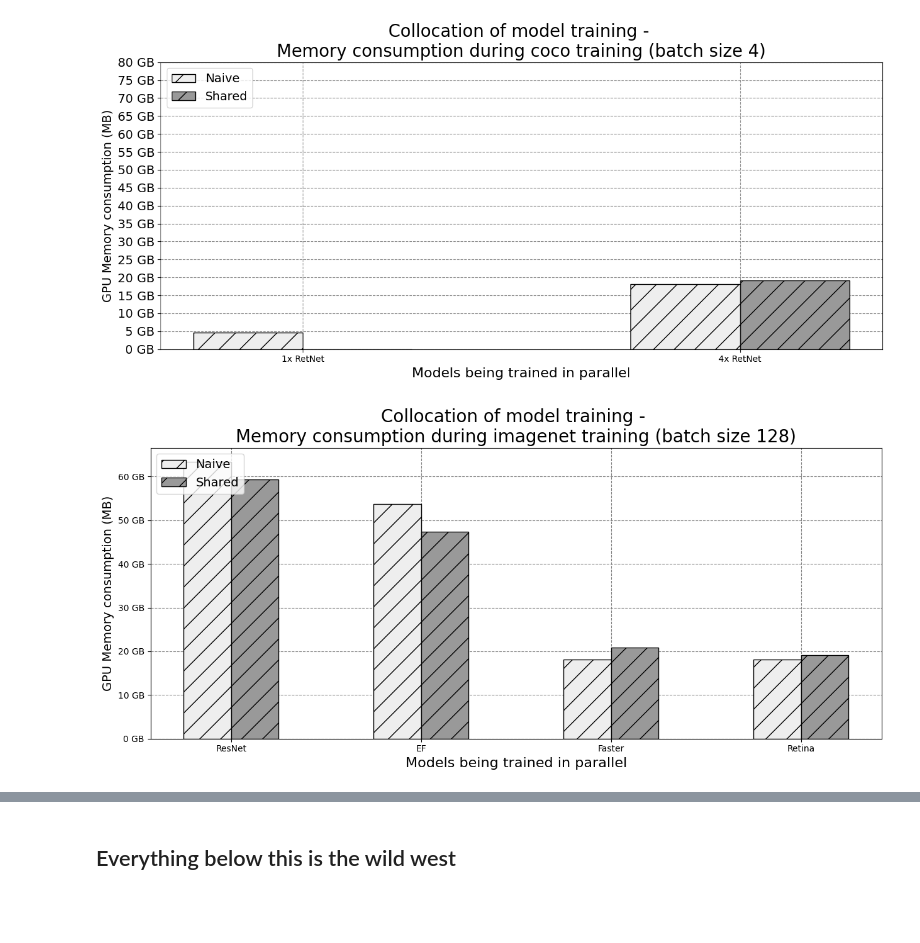
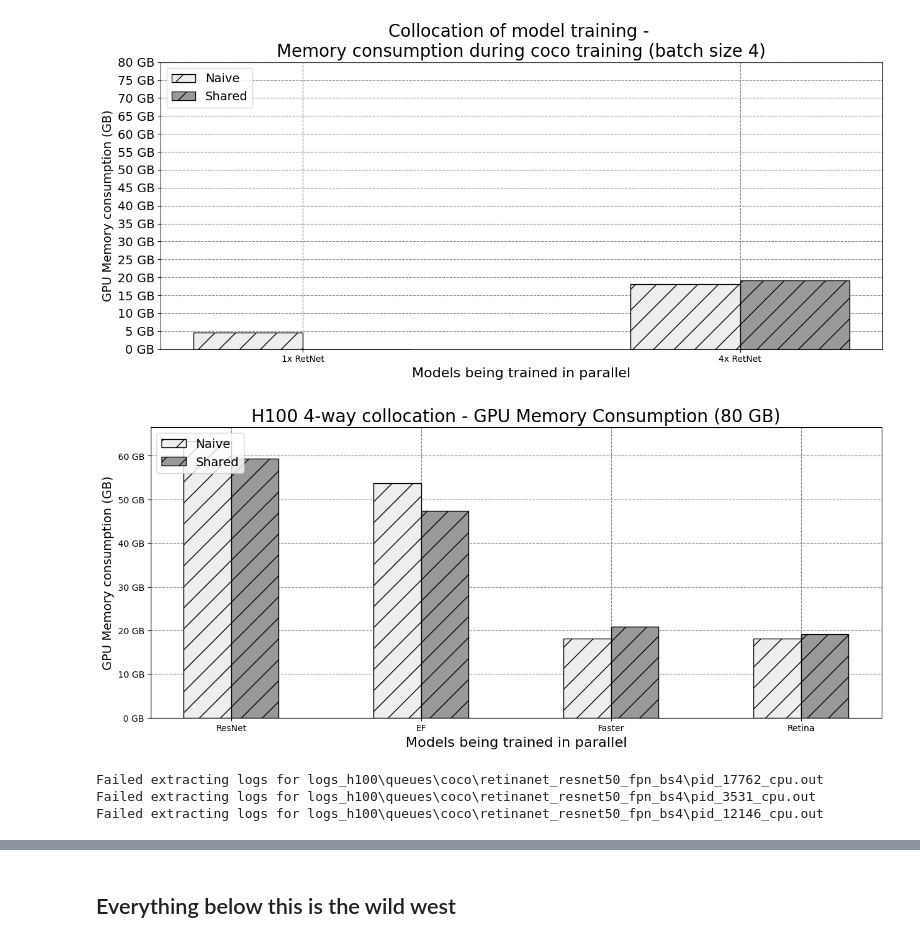
Before and after one commit to neilkimn/thesis, a Jupyter notebook: notebooks/CIDR_comparisons_A.ipynb, the cells around one changed output, grey strips where cells are left out. Cells and saved outputs as stored; diff of their text form; code cells hidden in the pictures; blank space fills up the shorter version.

```diff
--- a/notebooks/CIDR_comparisons_A.ipynb
+++ b/notebooks/CIDR_comparisons_A.ipynb
@@ -343,7 +340,7 @@ x = np.arange(len(experiments))  # the label locations
 width = 0.4  # the width of the bars
 multiplier = 0.5
 
-fig, ax = plt.subplots(figsize=(8,6))
+fig, ax = plt.subplots(figsize=(15,6))
 hatches = ["/", "/", "/", "///", "///", "///"]
 hatch_cols = ["#eeeeee", "#999999", "#666666",
               "#eeeeee", "#999999", "#666666"]
@@ -358,7 +355,7 @@ for idx, (attribute, measurement) in enumerate(measurements.items()):
 
 # Add some text for labels, title and custom x-axis tick labels, etc.
 ax.set_ylabel('Throughput (it/s)', fontsize=14)
-ax.set_title(f'Throughput', fontsize=20)
+ax.set_title(f'H100 4-way collocation - Throughput Relative to Single Baseline Learner', fontsize=20)
 ax.set_xticks(x + width)
 ax.set_xticklabels([x.name for x in experiments])
 ax.legend(loc='upper left', fontsize=14)
@@ -372,6 +369,6 @@ ax.grid(color='gray', linestyle='dashed')
 plt.xlabel("Degree of collocation", fontsize=16)
 
 plt.rcParams['svg.fonttype'] = 'none'
-plt.savefig("efficienttransformer_throughput.pdf")
+plt.savefig("throughput.pdf",bbox_inches='tight')
 plt.show()
 # %% [output]
@@ -532,33 +527,35 @@ measurements ={
 x = np.arange(len(experiments))  # the label locations
 width = 0.25  # the width of the bars
 multiplier = 0.5
 
 fig, ax = plt.subplots(figsize=(15,6))
 hatches = ["/", "/", "/", "///", "///", "///"]
 hatch_cols = ["#eeeeee", "#999999", "#666666",
               "#eeeeee", "#999999", "#666666"]
 
 for idx, (attribute, measurement) in enumerate(measurements.items()):
     offset = width * multiplier
     rects = ax.bar(x + offset, measurement, width, label=attribute, hatch=hatches[idx], color=hatch_cols[idx], edgecolor="black")
     #ax.bar_label(rects, padding=3, fmt='%.0f', label_type="edge", color="black", size=16)
     multiplier += 1
 
 # Add some text for labels, title and custom x-axis tick labels, etc.
-ax.set_ylabel('GPU Memory consumption (MB)', fontsize=14)
-ax.set_title(f'Collocation of model training - \nMemory consumption during {exp.dataset} training (batch size {exp.batch_size})', fontsize=20)
+ax.set_ylabel('GPU Memory consumption (GB)', fontsize=14)
+ax.set_title(f'H100 4-way collocation - GPU Memory Consumption (80 GB)', fontsize=20)
 ax.set_xticks(x + width)
 ax.set_xticklabels([x.name for x in experiments])
 ax.legend(loc='upper left', fontsize=14)
 
 ax.set_axisbelow(True)
 ax.grid(color='gray', linestyle='dashed')
 
 fmt = lambda x, pos: '{:.0f} GB'.format(x/1000, pos)
 ax.yaxis.set_major_formatter(mpl.ticker.FuncFormatter(fmt))
 
 # plt.yticks([i for i in range(0, 81559, 5000)], fontsize=14)
 plt.xlabel("Models being trained in parallel", fontsize=16)
+plt.rcParams['svg.fonttype'] = 'none'
+plt.savefig("gpuconsumption.pdf",bbox_inches='tight')
 plt.show()
 # %% [output]
-[figure, old version]
+[figure, new version]
@@ -792,19 +612,26 @@ def set_measurements(dfs, measurements, title, metric):
     #return xs, ys
     return measurements
 # %%
-measurements = {}
-if model_name.startswith("efficientformer"):
-    suptitles = [f"{i}x EF" for i in range(1,5)]
-elif model_name.startswith("resnet50"):
-    suptitles = [f"{i}x RN50" for i in range(1,5)]
+all_measurements = {}
 
-naive = [train_path / f"pid_{trace_pids[i]}_cpu.out" for i in range(0, 4)]
-naive_logs = [train_path / f"{model_path_prefix}_{pids[i]}.csv" for i in range(0, 4)]
-naive_dfs = [create_plottable_df(path, naive_logs[idx]) for idx, path in enumerate(naive)]
+experiments = (imagenet_resnet, imagenet_efficientformer, coco_faster, coco_retina)
+for exp in experiments:
 
-shared = [train_path / f"pid_{trace_pids[i]}_cpu.out" for i in range(4, 8)]
-shared_logs = [train_path / f"{model_path_prefix}_{pids[i]}.csv" for i in range(4, 8)]
-shared_dfs = [create_plottable_df(path, shared_logs[idx]) for idx, path in enumerate(shared)]
+    measurements = {}
 
-measurements = set_measurements(naive_dfs, measurements, "Naive", "%usr")
-measurements = set_measurements(shared_dfs, measurements, "Shared", "%usr")
+    naive = [exp.train_path / f"pid_{exp.trace_pids[i]}_cpu.out" if exp.trace_pids[i] != 0 else 0 for i in range(0, len(exp.workloads))]
+    naive_logs = [exp.train_path / f"{exp.model_path_prefix}_{exp.pids[i]}.csv" for i in range(0, len(exp.workloads))]
+    naive_dfs = [create_plottable_df(path, naive_logs[idx]) if path !=0 else 0 for idx, path in enumerate(naive)]
+
+    shared = [exp.train_path / f"pid_{exp.trace_pids[i]}_cpu.out" if exp.trace_pids[i] != 0 else 0 for i in range(len(exp.workloads), 2*len(exp.workloads))]
+    shared_logs = [exp.train_path / f"{exp.model_path_prefix}_{exp.pids[i]}.csv" for i in range(len(exp.workloads), 2*len(exp.workloads))]
+    shared_dfs = [create_plottable_df(path, shared_logs[idx]) if path !=0 else 0 for idx, path in enumerate(shared)]
+
+    measurements = set_measurements(naive_dfs, measurements, "Naive", "%usr")
+    measurements = set_measurements(shared_dfs, measurements, "Shared", "%usr")
+
+    all_measurements[exp.name] = measurements
+# %% [output]
+Failed extracting logs for logs_h100\queues\coco\retinanet_resnet50_fpn_bs4\pid_17762_cpu.out
+Failed extracting logs for logs_h100\queues\coco\retinanet_resnet50_fpn_bs4\pid_3531_cpu.out
+Failed extracting logs for logs_h100\queues\coco\retinanet_resnet50_fpn_bs4\pid_12146_cpu.out
```
Also changed, not shown: parts of 12 cells of this notebook, 1 other file.
